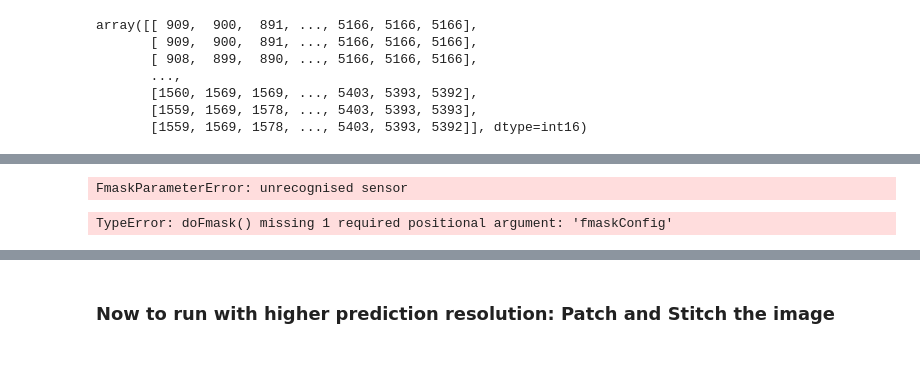
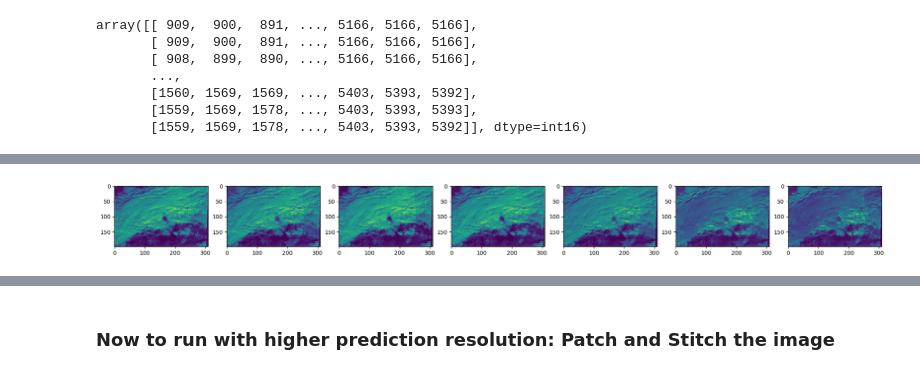
Before and after one commit to GebTorte/RS-Net, a Jupyter notebook: notebooks/sis_RunModelOnMODIS.ipynb, the cells around one changed output, grey strips where cells are left out. Saved outputs shown, nothing was run; the diff lists cells and outputs as text; code cells hidden in the pictures.

```diff
--- a/notebooks/sis_RunModelOnMODIS.ipynb
+++ b/notebooks/sis_RunModelOnMODIS.ipynb
@@ -262,8 +341,0 @@ fmask_angles_config.
-# %%
-fmask_config = fmask.config.FmaskConfig("Landsat8")
-# %% [output]
-FmaskParameterError: unrecognised sensor
-# %%
-cloud_mask, shadow_mask = fmask.doFmask(img_gdal_merged_256_array)
-# %% [output]
-TypeError: doFmask() missing 1 required positional argument: 'fmaskConfig'
@@ -273,0 +375,10 @@ np.save(modis_tower_path+day1+'shadow_mask.npy', shadow_mask)
+# %%
+fmask_pred = gdal.Open(modis_tower_path+day1+"_TOA_256_wgs84.tiff").ReadAsArray()
+fig, axes = plt.subplots(1,7, figsize=(25,25))
+
+for i, ax in enumerate(axes.flat):
+    ax.imshow(fmask_pred[i])
+
+# reprojection seems to have changed image dimensions
+# %% [output]
+[figure, added]
```
Also changed, not shown: parts of 22 cells of this notebook, 3 other files.
